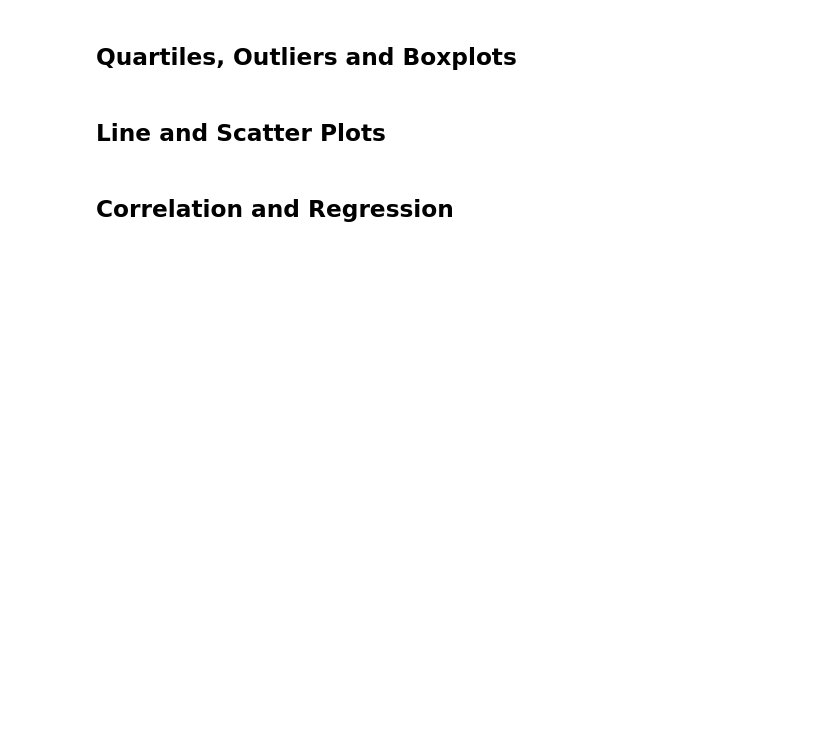
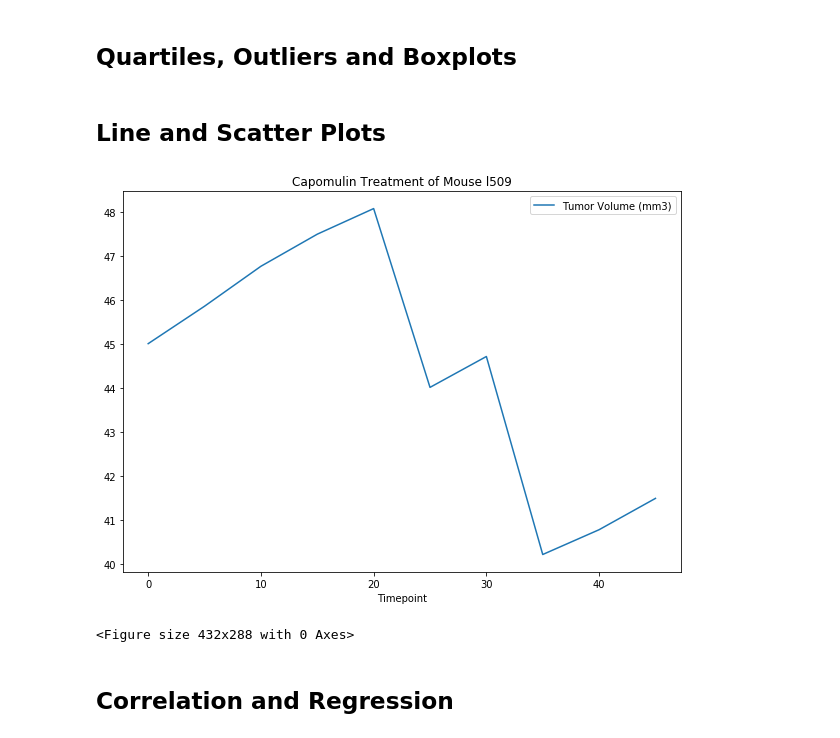
Before and after one commit to jennyalfi/DataVis-challenge, a Jupyter notebook: Pymaceuticals/pymaceuticals.ipynb, the cells around one changed output. Drawn from its saved outputs; the diff is of its cells as text; code cells hidden in the pictures; blank space fills up the shorter version.

```diff
--- a/Pymaceuticals/pymaceuticals.ipynb
+++ b/Pymaceuticals/pymaceuticals.ipynb
@@ -197,3 +212,23 @@ ValueError: could not convert string to float: 'Female'
+# %%
+# Generate a line plot of tumor volume vs. time point for a mouse treated with Capomulin
+# Filter data to national settlements
+capomulin_df = complete_data.loc[complete_data["Drug Regimen"]=="Capomulin",:]
+capomulin_l509 = capomulin_df.loc[capomulin_df["Mouse ID"] == "l509",:]
+
+cap_tv_timepoint = capomulin_l509[["Timepoint","Tumor Volume (mm3)"]]
+cap_tv_timepoint = cap_tv_timepoint.set_index("Timepoint")
+#all good to here
+
+cap_tv_timepoint.plot(kind="line", figsize=(10,7))
+
+# Set a title for the chart
+plt.title("Capomulin Treatment of Mouse l509")
+
+plt.show()
+plt.tight_layout()
+# %% [output]
+[figure, added]
+<Figure size 432x288 with 0 Axes>
 # %%
 # Generate a scatter plot of average tumor volume vs. mouse weight for the Capomulin regimen
 # %% [markdown]
```
Also changed, not shown: parts of 12 cells of this notebook, 1 other file.
